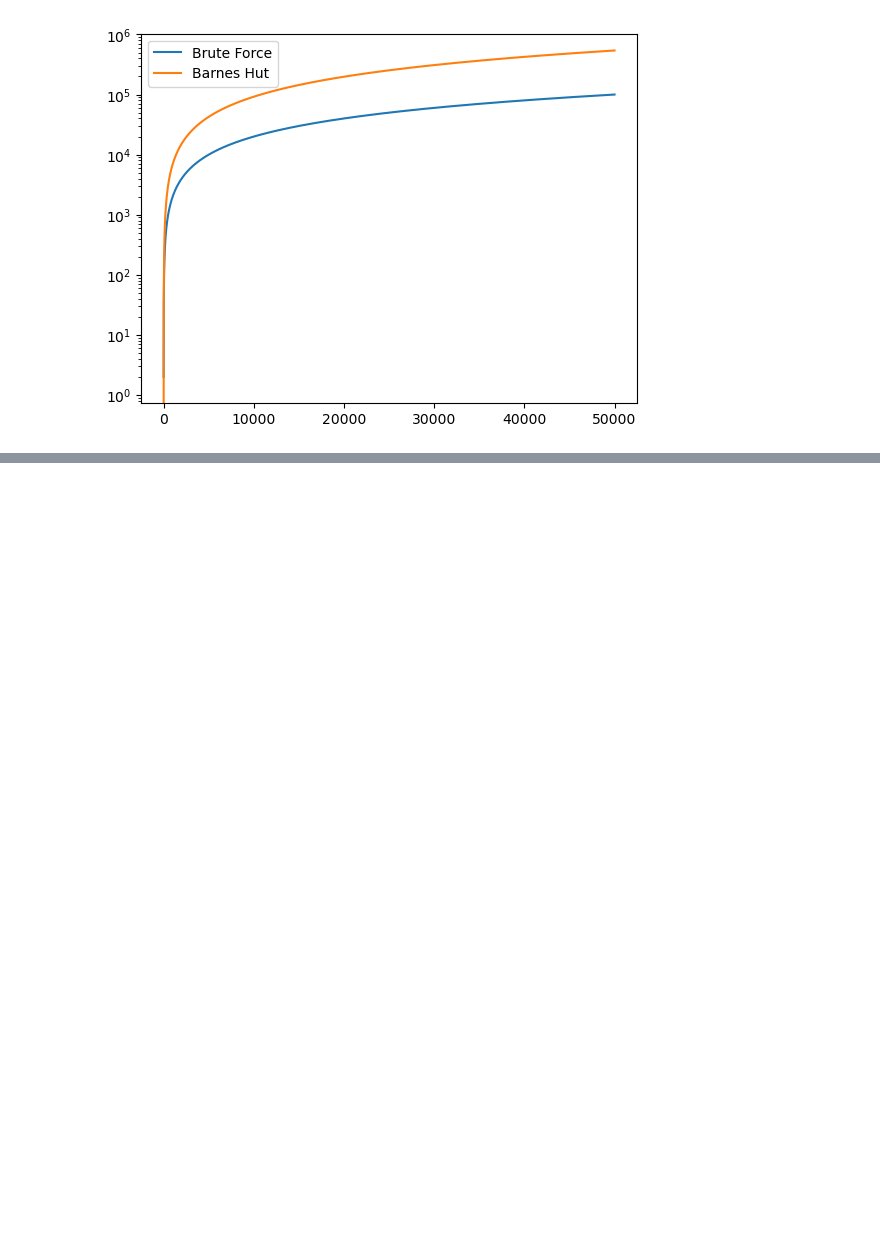
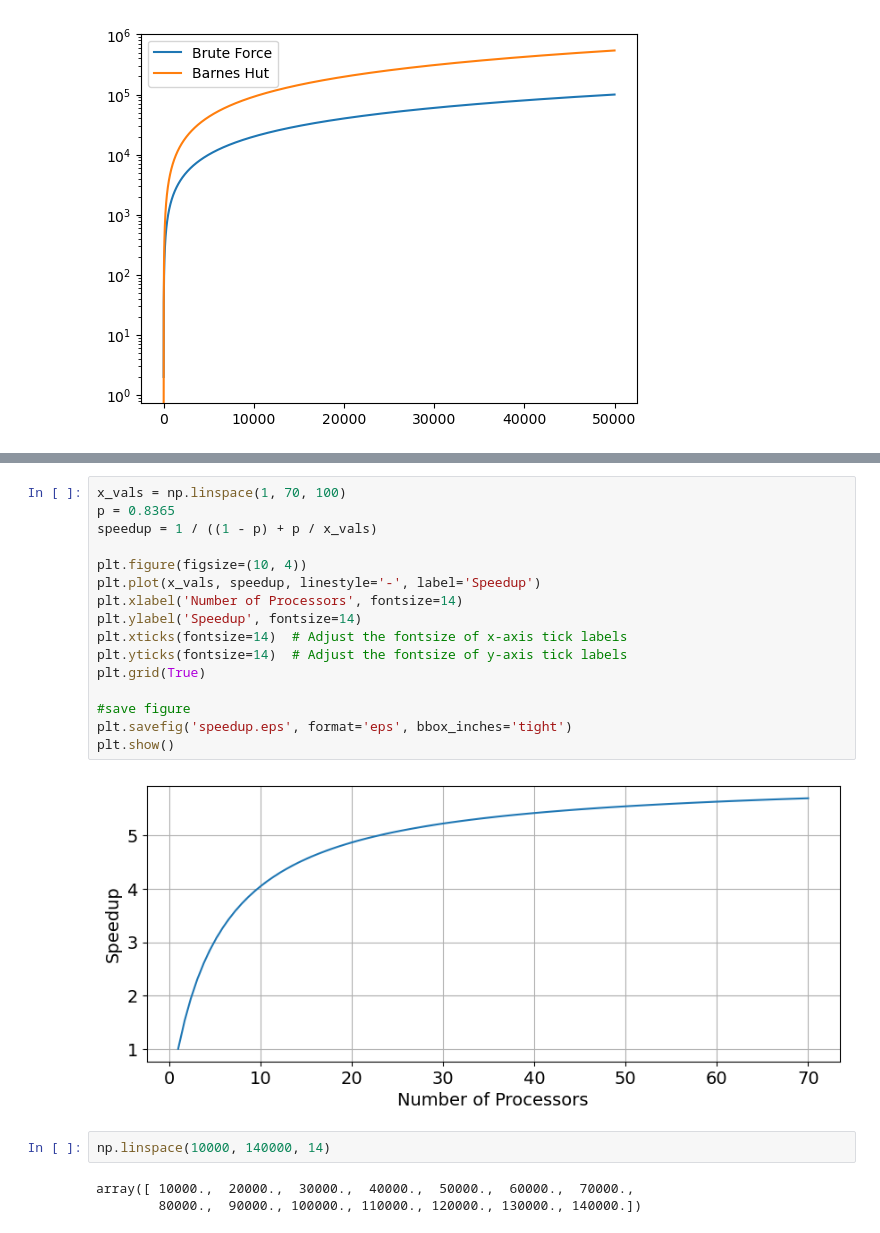
Before and after one commit to carloscca10/hpc_nbody, a Jupyter notebook: python things/file.ipynb, the cells around one changed output, grey strips where cells are left out. Cells and saved outputs as stored; diff of their text form; blank space fills up the shorter version.

```diff
--- a/python things/file.ipynb
+++ b/python things/file.ipynb
@@ -143,0 +55,23 @@ decomposed_cube  # Display the dimensions of the first few cuboids
+# %%
+x_vals = np.linspace(1, 70, 100)
+p = 0.8365
+speedup = 1 / ((1 - p) + p / x_vals)
+
+plt.figure(figsize=(10, 4))
+plt.plot(x_vals, speedup, linestyle='-', label='Speedup')
+plt.xlabel('Number of Processors', fontsize=14)
+plt.ylabel('Speedup', fontsize=14)
+plt.xticks(fontsize=14)  # Adjust the fontsize of x-axis tick labels
+plt.yticks(fontsize=14)  # Adjust the fontsize of y-axis tick labels
+plt.grid(True)
+
+#save figure
+plt.savefig('speedup.eps', format='eps', bbox_inches='tight')
+plt.show()
+# %% [output]
+[figure, added]
+# %%
+np.linspace(10000, 140000, 14)
+# %% [output]
+array([ 10000.,  20000.,  30000.,  40000.,  50000.,  60000.,  70000.,
+        80000.,  90000., 100000., 110000., 120000., 130000., 140000.])
```
Also changed, not shown: parts of 10 cells of this notebook, 26 other files.
